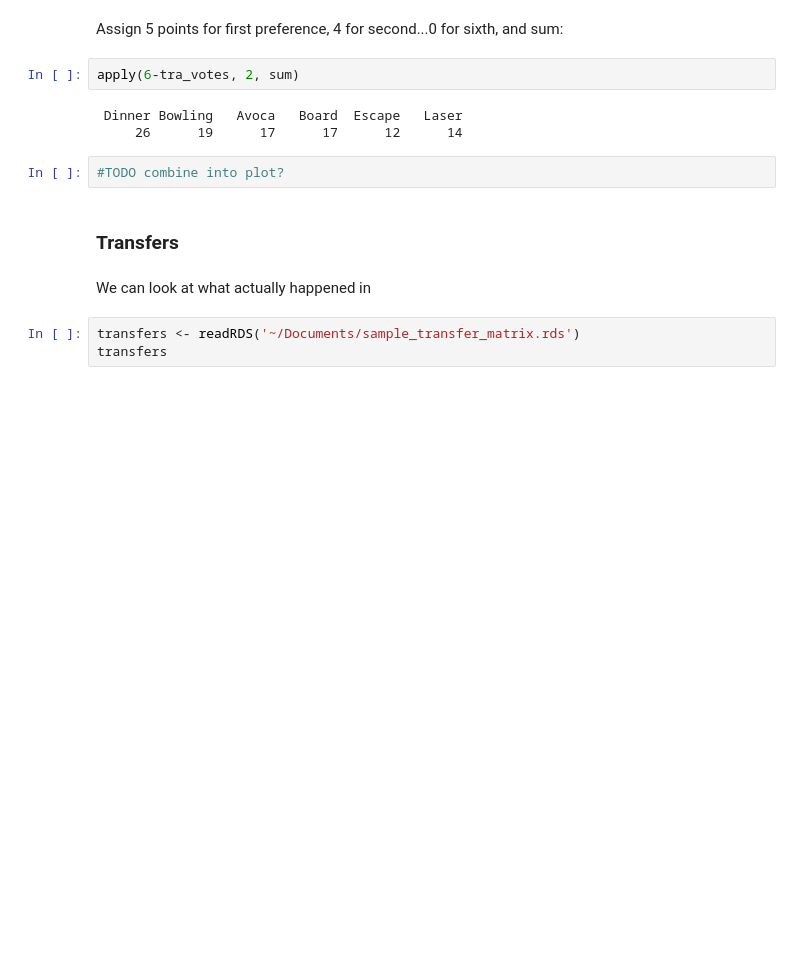
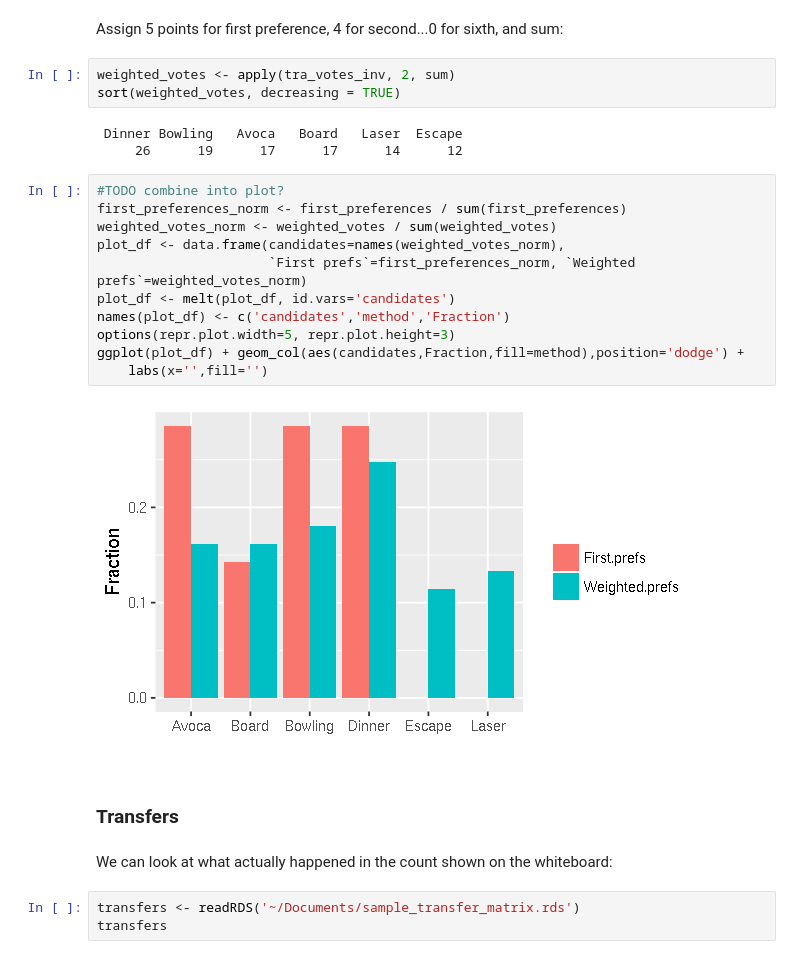
Before and after one commit to viva-ronaldo/run-ni-stv, a Jupyter notebook: recog_2017_results.ipynb, the cells around one changed output. Saved outputs shown, nothing was run; the diff lists cells and outputs as text; blank space fills up the shorter version.

```diff
--- a/recog_2017_results.ipynb
+++ b/recog_2017_results.ipynb
@@ -43,17 +66,29 @@ sort(first_preferences, decreasing = TRUE)
       2       2       2       1       0       0
 # %% [markdown]
 Assign 5 points for first preference, 4 for second...0 for sixth, and sum:
-# %%
-apply(6-tra_votes, 2, sum)
-# %% [output]
- Dinner Bowling   Avoca   Board  Escape   Laser
-     26      19      17      17      12      14
-# %%
-#TODO combine into plot?
+# %%
+weighted_votes <- apply(tra_votes_inv, 2, sum)
+sort(weighted_votes, decreasing = TRUE)
+# %% [output]
+ Dinner Bowling   Avoca   Board   Laser  Escape
+     26      19      17      17      14      12
+# %%
+#TODO combine into plot?
+first_preferences_norm <- first_preferences / sum(first_preferences)
+weighted_votes_norm <- weighted_votes / sum(weighted_votes)
+plot_df <- data.frame(candidates=names(weighted_votes_norm),
+                      `First prefs`=first_preferences_norm, `Weighted prefs`=weighted_votes_norm)
+plot_df <- melt(plot_df, id.vars='candidates')
+names(plot_df) <- c('candidates','method','Fraction')
+options(repr.plot.width=5, repr.plot.height=3)
+ggplot(plot_df) + geom_col(aes(candidates,Fraction,fill=method),position='dodge') +
+    labs(x='',fill='')
+# %% [output]
+[figure, added]
 # %% [markdown]
 ### Transfers
 # %% [markdown]
-We can look at what actually happened in
+We can look at what actually happened in the count shown on the whiteboard:
 # %%
 transfers <- readRDS('~/Documents/sample_transfer_matrix.rds')
 transfers
```
Also changed, not shown: parts of 14 cells of this notebook.
